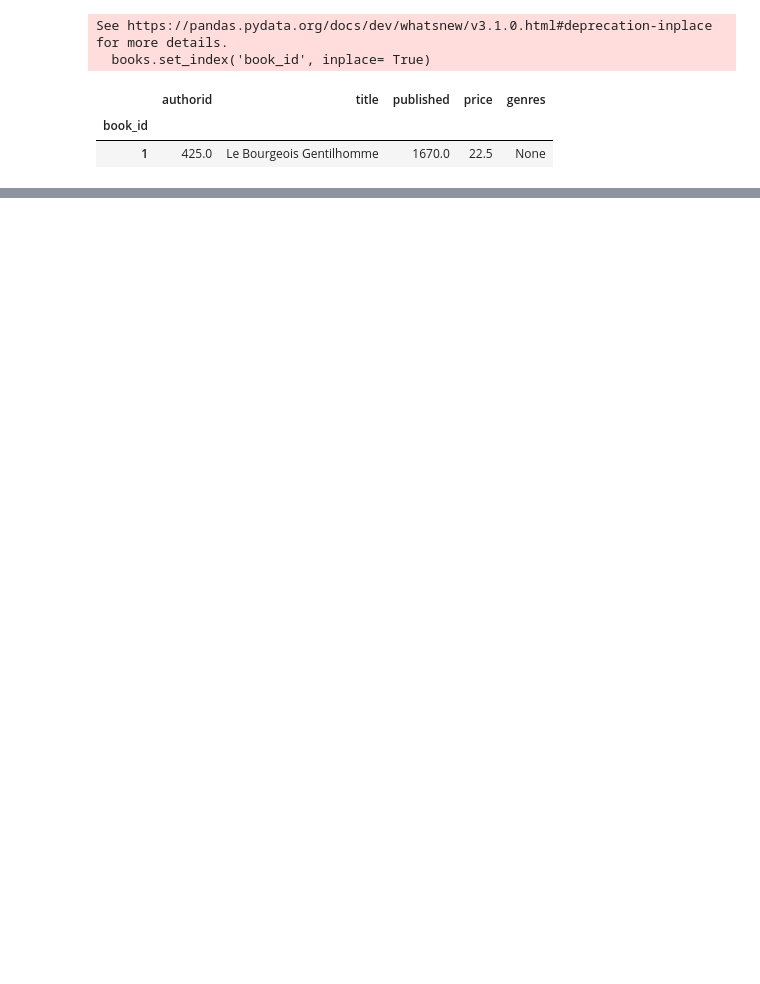
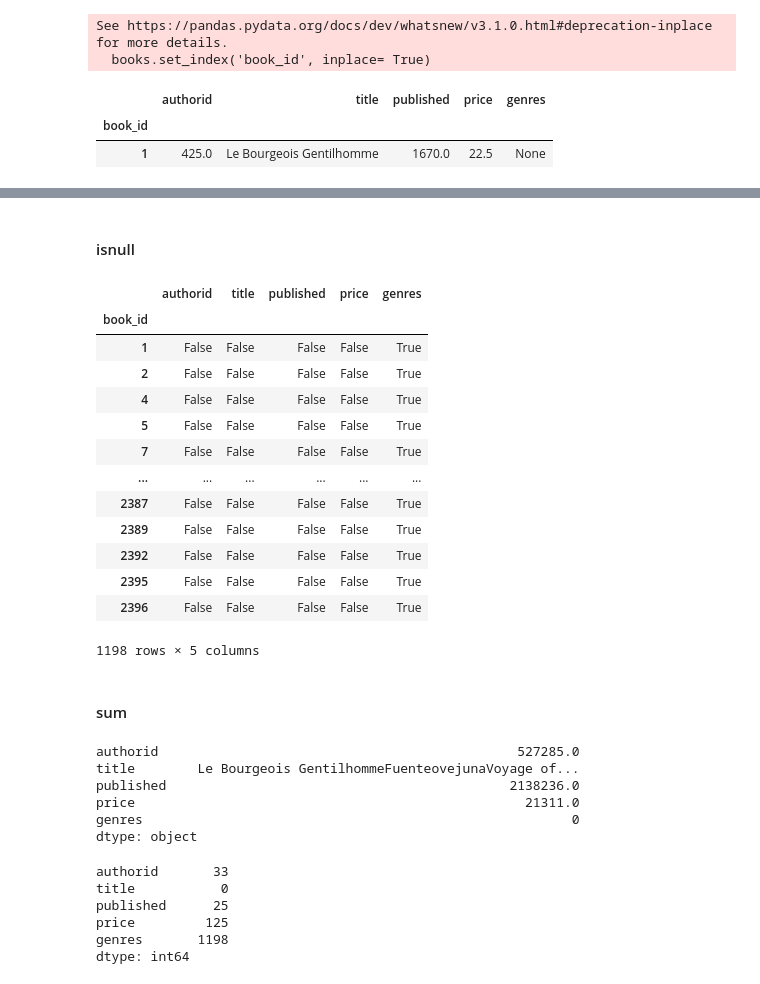
Before and after one commit to Anuragpathak08/Data-analysis-m3, a Jupyter notebook: tut02_pandas/tut005.ipynb, the cells around one changed output, grey strips where cells are left out. Drawn from its saved outputs; the diff is of its cells as text; code cells hidden in the pictures; blank space fills up the shorter version.

```diff
--- a/tut02_pandas/tut005.ipynb
+++ b/tut02_pandas/tut005.ipynb
@@ -200,0 +253,39 @@ books.head(1)
+# %% [markdown]
+#### isnull
+# %%
+books.isnull()
+# %% [output]
+|  | authorid | title | published | price | genres |
+| book_id |  |  |  |  |  |
+| 1 | False | False | False | False | True |
+| 2 | False | False | False | False | True |
+| 4 | False | False | False | False | True |
+| 5 | False | False | False | False | True |
+| 7 | False | False | False | False | True |
+| ... | ... | ... | ... | ... | ... |
+| 2387 | False | False | False | False | True |
+| 2389 | False | False | False | False | True |
+| 2392 | False | False | False | False | True |
+| 2395 | False | False | False | False | True |
+| 2396 | False | False | False | False | True |
+1198 rows × 5 columns
+# %% [markdown]
+#### sum
+# %%
+books.sum()
+# %% [output]
+authorid                                              527285.0
+title        Le Bourgeois GentilhommeFuenteovejunaVoyage of...
+published                                            2138236.0
+price                                                  21311.0
+genres                                                       0
+dtype: object
+# %%
+books.isnull().sum()
+# %% [output]
+authorid       33
+title           0
+published      25
+price         125
+genres       1198
+dtype: int64
```
Also changed, not shown: parts of 9 cells of this notebook.
